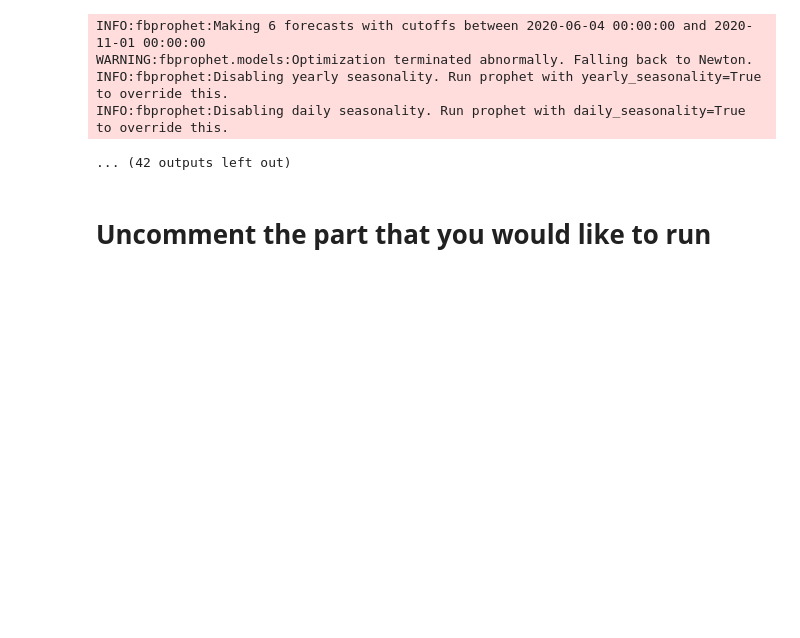
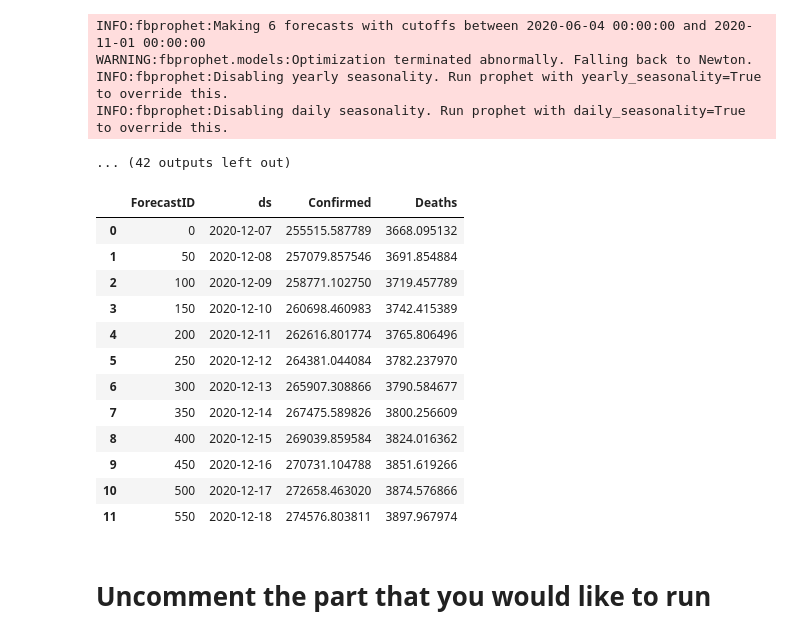
Before and after one commit to chuliu17/CS145_COVID_PROJECT, a Jupyter notebook: Fbprophet.ipynb, the cells around one changed output. Cells and saved outputs as stored; diff of their text form; code cells hidden in the pictures; blank space fills up the shorter version.

```diff
--- a/Fbprophet.ipynb
+++ b/Fbprophet.ipynb
@@ -80,7 +80,7 @@ def get_bestParameters(df, all_params):
     # Use cross validation to evaluate all parameters
     for params in all_params:
         m = Prophet(**params).fit(df)  # Fit model with given params
-        df_cv = cross_validation(m, initial='60 days', period='60 days', horizon = '21 days')
+        df_cv = cross_validation(m, initial='60 days', period='30 days', horizon = '30 days')
         df_p = performance_metrics(df_cv, rolling_window=1)
         mape = df_p['mape'].values[0]
         mapes.append(mape)
@@ -316,12 +315,24 @@ INFO:fbprophet:Disabling yearly seasonality. Run prophet with yearly_seasonality
 INFO:fbprophet:Disabling daily seasonality. Run prophet with daily_seasonality=True to override this.
 ... (42 outputs left out)
 # %%
-'''
 df1_pred = pd.concat(df1_all_states, ignore_index=True).sort_values(by=['ForecastID'])
 df2_pred = pd.concat(df2_all_states, ignore_index=True).sort_values(by=['ForecastID'])
 df_pred = pd.concat((df1_pred, df2_pred['Deaths']), axis =1)
 df_pred
-'''
+# %% [output]
+|  | ForecastID | ds | Confirmed | Deaths |
+| 0 | 0 | 2020-12-07 | 255515.587789 | 3668.095132 |
+| 1 | 50 | 2020-12-08 | 257079.857546 | 3691.854884 |
+| 2 | 100 | 2020-12-09 | 258771.102750 | 3719.457789 |
+| 3 | 150 | 2020-12-10 | 260698.460983 | 3742.415389 |
+| 4 | 200 | 2020-12-11 | 262616.801774 | 3765.806496 |
+| 5 | 250 | 2020-12-12 | 264381.044084 | 3782.237970 |
+| 6 | 300 | 2020-12-13 | 265907.308866 | 3790.584677 |
+| 7 | 350 | 2020-12-14 | 267475.589826 | 3800.256609 |
+| 8 | 400 | 2020-12-15 | 269039.859584 | 3824.016362 |
+| 9 | 450 | 2020-12-16 | 270731.104788 | 3851.619266 |
+| 10 | 500 | 2020-12-17 | 272658.463020 | 3874.576866 |
+| 11 | 550 | 2020-12-18 | 274576.803811 | 3897.967974 |
 # %%
 # save only the needed columns
 #df_pred[['ForecastID','Confirmed','Deaths']].to_csv('output/submission5.csv', index = False)
```
Also changed, not shown: parts of 22 cells of this notebook, 2 other files.
